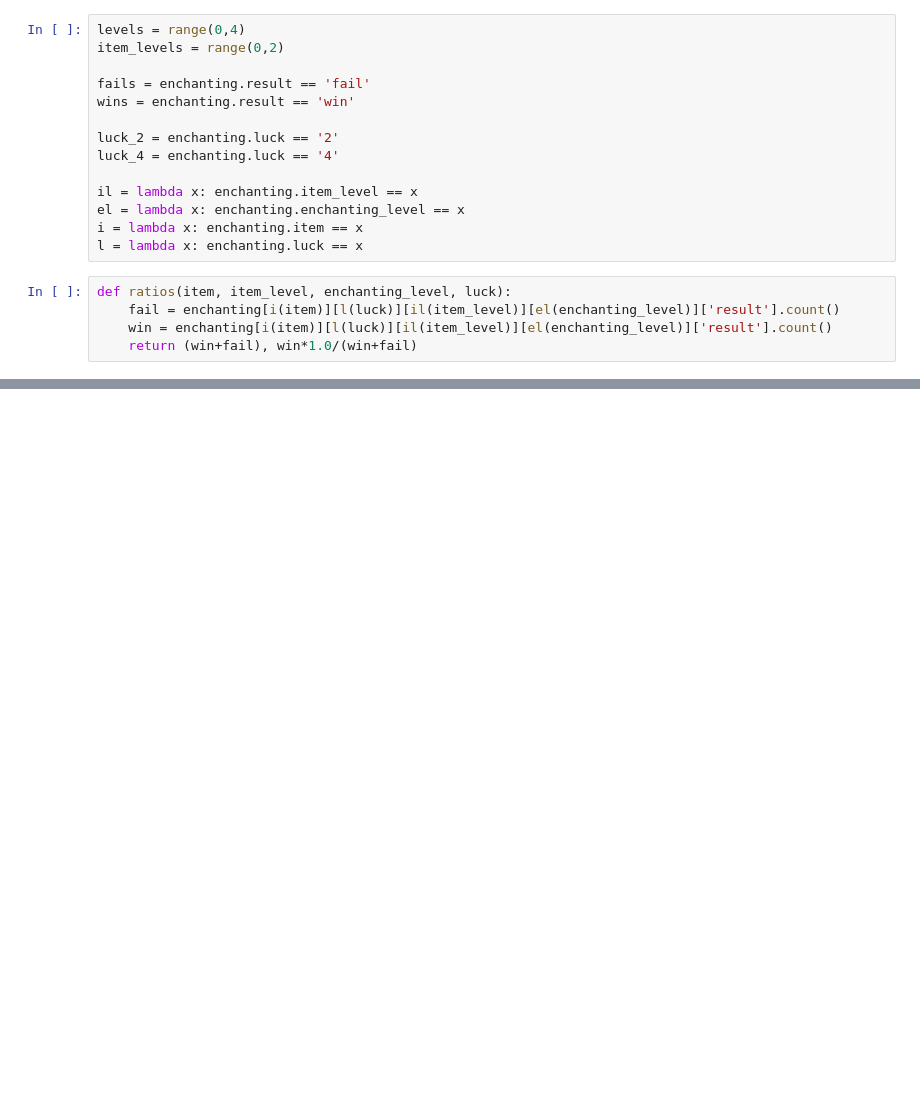
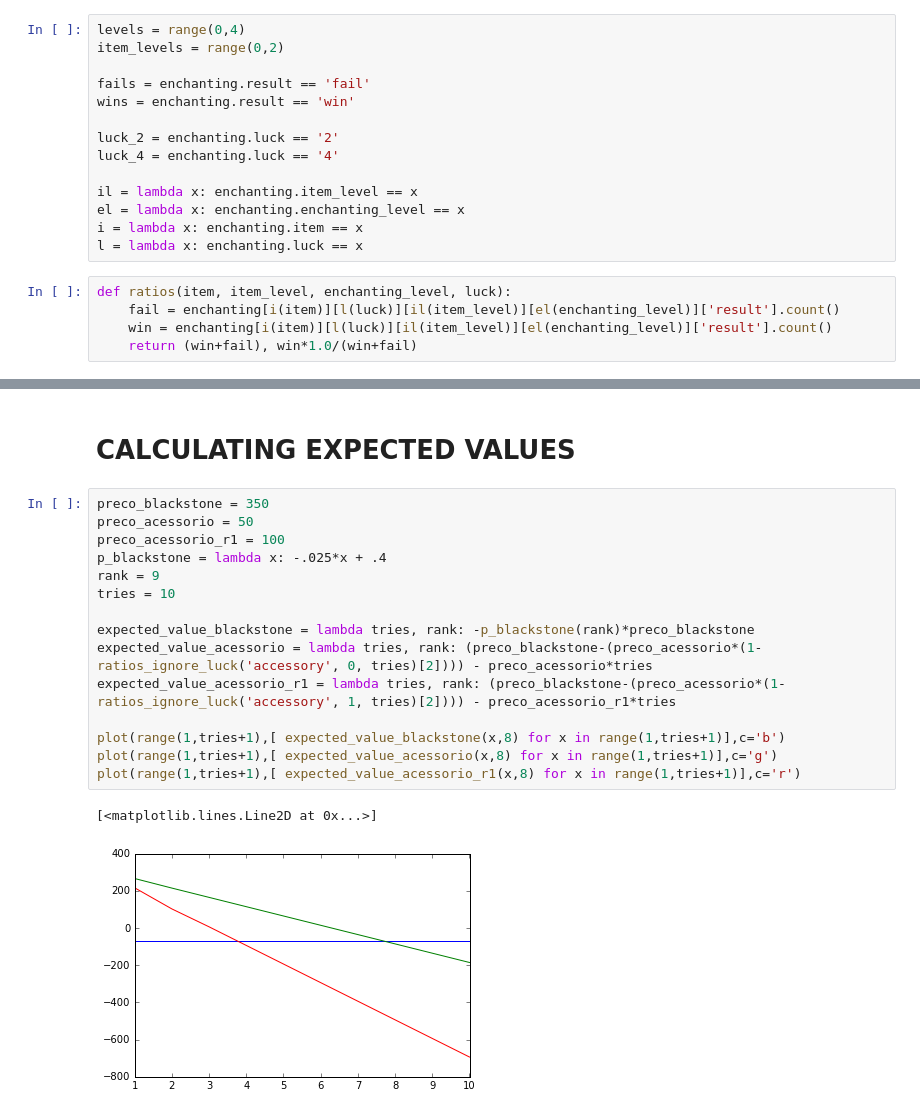
Before and after one commit to clusterzx/blackdesert, a Jupyter notebook: enchanting.ipynb, the cells around one changed output, grey strips where cells are left out. Drawn from its saved outputs; the diff is of its cells as text; blank space fills up the shorter version.

Commit message:
add some models for predicting how many blackstones should I use

```diff
--- a/enchanting.ipynb
+++ b/enchanting.ipynb
@@ -67,0 +78,20 @@ for enchanting_level in range(4,25):
+# %% [markdown]
+# CALCULATING EXPECTED VALUES
+# %%
+preco_blackstone = 350
+preco_acessorio = 50
+preco_acessorio_r1 = 100
+p_blackstone = lambda x: -.025*x + .4
+rank = 9
+tries = 10
+
+expected_value_blackstone = lambda tries, rank: -p_blackstone(rank)*preco_blackstone
+expected_value_acessorio = lambda tries, rank: (preco_blackstone-(preco_acessorio*(1-ratios_ignore_luck('accessory', 0, tries)[2]))) - preco_acessorio*tries
+expected_value_acessorio_r1 = lambda tries, rank: (preco_blackstone-(preco_acessorio*(1-ratios_ignore_luck('accessory', 1, tries)[2]))) - preco_acessorio_r1*tries
+
+plot(range(1,tries+1),[ expected_value_blackstone(x,8) for x in range(1,tries+1)],c='b')
+plot(range(1,tries+1),[ expected_value_acessorio(x,8) for x in range(1,tries+1)],c='g')
+plot(range(1,tries+1),[ expected_value_acessorio_r1(x,8) for x in range(1,tries+1)],c='r')
+# %% [output]
+[<matplotlib.lines.Line2D at 0x...>]
+[figure, added]
```
Also changed, not shown: parts of 16 cells of this notebook, 3 other files.
